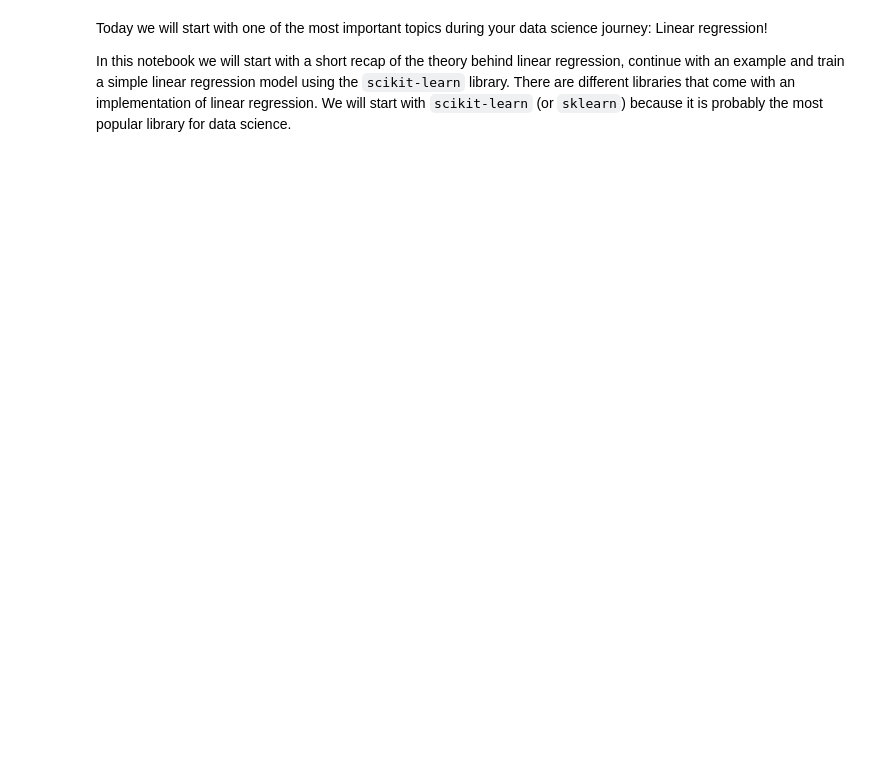
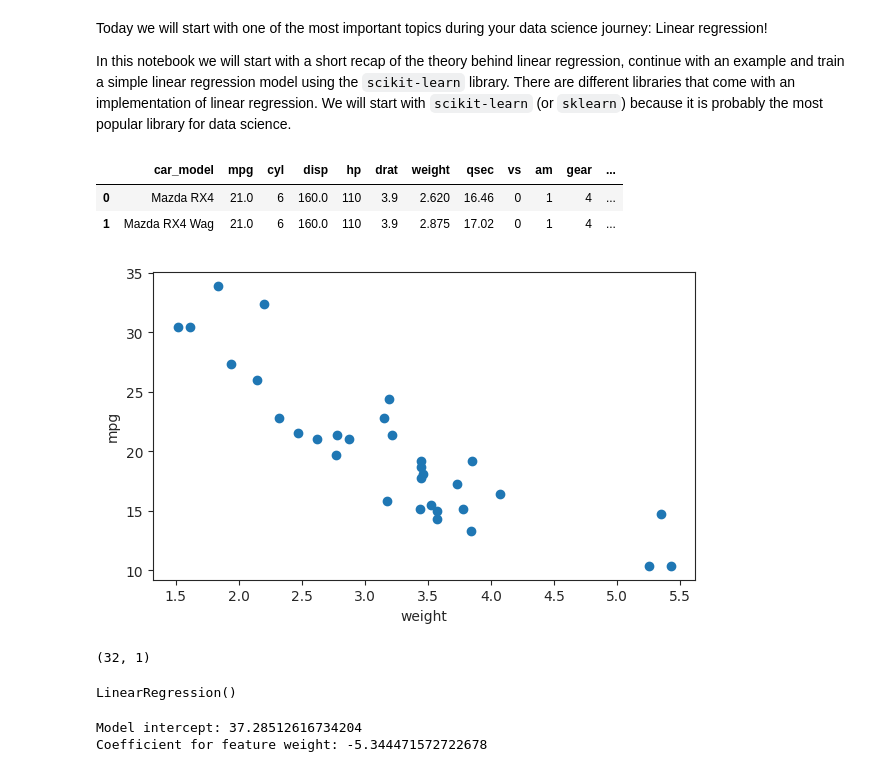
Before and after one commit to priyankagiri2026/ds-linearregression, a Jupyter notebook: practice.ipynb, the cells around one changed output. Cells and saved outputs as stored; diff of their text form; code cells hidden in the pictures; blank space fills up the shorter version.

```diff
--- a/practice.ipynb
+++ b/practice.ipynb
@@ -12,3 +12,16 @@ import seaborn as sns
 # Set figure stile and size for entire notebook
 sns.set_style("ticks")
 plt.rcParams["figure.figsize"] = (7, 4)
+# %%
+cars = pd.read_csv("data/cars.csv")
+cars.head(n=2)
+# %% [output]
+|  | car_model | mpg | cyl | disp | hp | drat | weight | qsec | vs | am | gear | ... |
+| 0 | Mazda RX4 | 21.0 | 6 | 160.0 | 110 | 3.9 | 2.620 | 16.46 | 0 | 1 | 4 | ... |
+| 1 | Mazda RX4 Wag | 21.0 | 6 | 160.0 | 110 | 3.9 | 2.875 | 17.02 | 0 | 1 | 4 | ... |
+# %%
+plt.scatter(cars["weight"],cars["mpg"])
+plt.xlabel("weight")
+plt.ylabel("mpg");
+# %% [output]
+[figure, added]
@@ -14,0 +33,19 @@ plt.rcParams["figure.figsize"] = (7, 4)
+# %%
+# Show dimensions of X
+x.shape
+# %% [output]
+(32, 1)
+# %%
+lin_reg = LinearRegression()
+
+lin_reg.fit(x, y)
+# %% [output]
+LinearRegression()
+# %%
+intercept = lin_reg.intercept_
+slope = lin_reg.coef_[0]
+print("Model intercept:", intercept)
+print("Coefficient for feature weight:", slope)
+# %% [output]
+Model intercept: 37.28512616734204
+Coefficient for feature weight: -5.344471572722678
```
Also changed, not shown: parts of 10 cells of this notebook.
